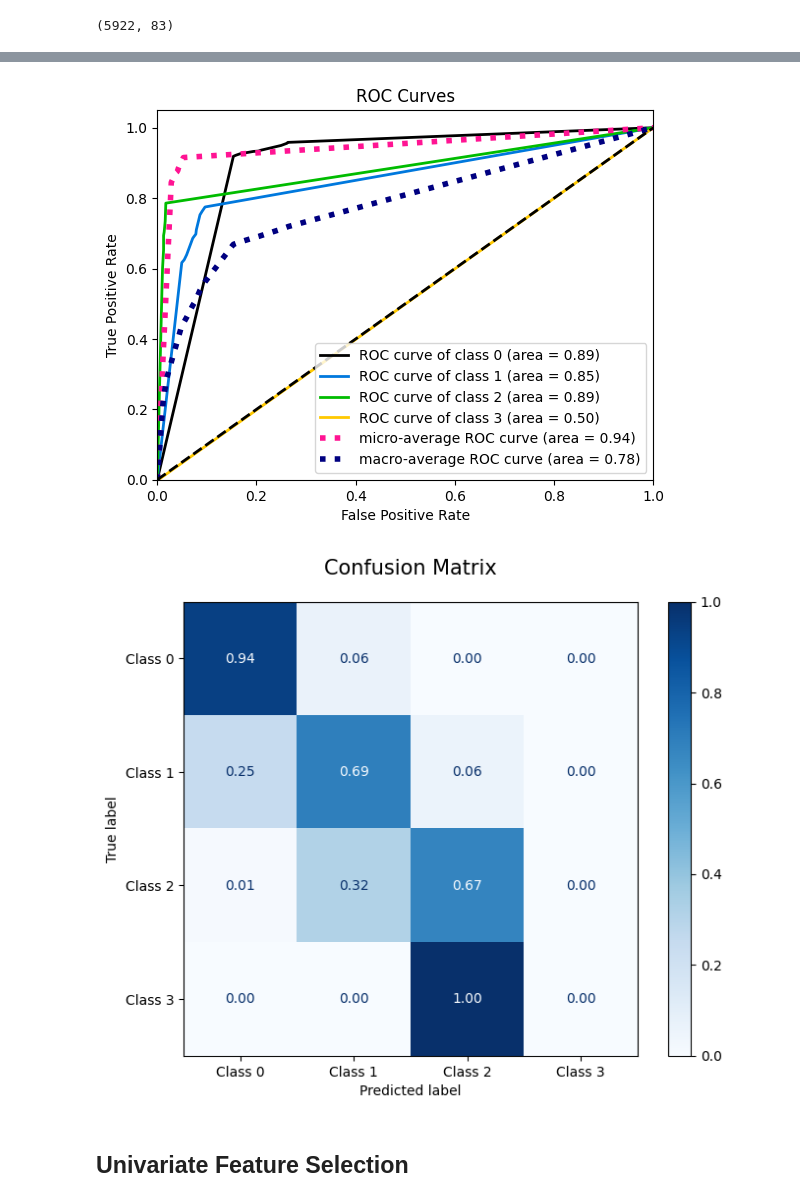
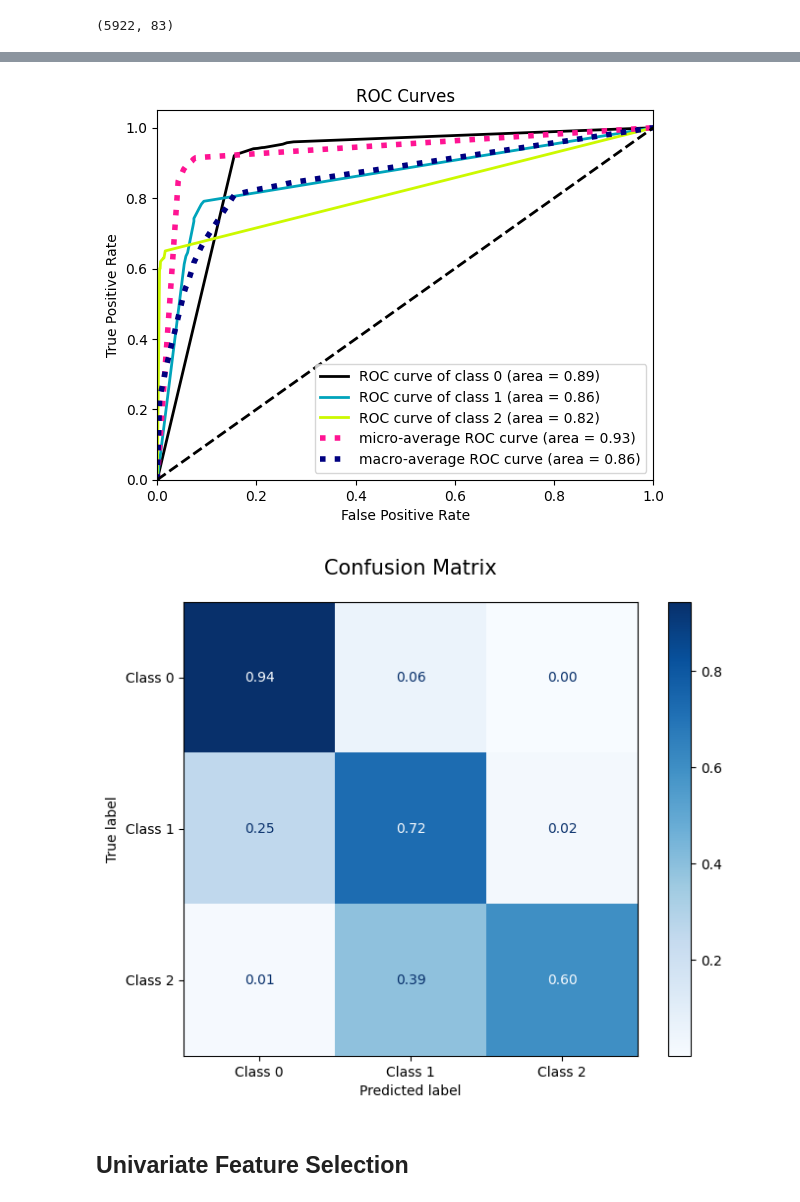
Before and after one commit to kilomo12/Data_Mining_project2, a Jupyter notebook: Dimensionality_reduction.ipynb, the cells around one changed output, grey strips where cells are left out. Drawn from its saved outputs; the diff is of its cells as text; code cells hidden in the pictures.

```diff
--- a/Dimensionality_reduction.ipynb
+++ b/Dimensionality_reduction.ipynb
@@ -95,0 +108,3 @@ df.head()
+# %%
+# I merge class 2 and 3 into a single class (class 2)
+y = np.where(y == 3, 2, y)
@@ -229,29 +245,29 @@ y_score = clf.predict_proba(X_test_sel)
 plot_roc(y_test, y_score)
 plt.show()
 # %% [output]
-[figure, old version]
+[figure, new version]
 # %%
 # 1. Crea la figura
 fig, ax = plt.subplots(figsize=(8, 6))
 
 # 2. Usa 'normalize=true' per vedere le percentuali per riga
 # Usiamo 'Blues' o 'Viridis' per una migliore leggibilità
 disp = ConfusionMatrixDisplay.from_predictions(
     y_test,
     y_pred,
-    display_labels=["Class 0", "Class 1", "Class 2", "Class 3"], # Opzionale: nomi reali
+    display_labels=["Class 0", "Class 1", "Class 2"], # Opzionale: nomi reali
     cmap=plt.cm.Blues,
     normalize='true',
     ax=ax,
     values_format='.2f' # Mostra solo 2 decimali
 )
 
 # 3. Personalizzazione estetica
 ax.set_title("Confusion Matrix", fontsize=15, pad=20)
 plt.grid(False) # Rimuove linee fastidiose se presenti
 plt.show()
 # %% [output]
-[figure, old version]
+[figure, new version]
 # %% [markdown]
 ## Univariate Feature Selection
 # %%
```
Also changed, not shown: parts of 44 cells of this notebook.
